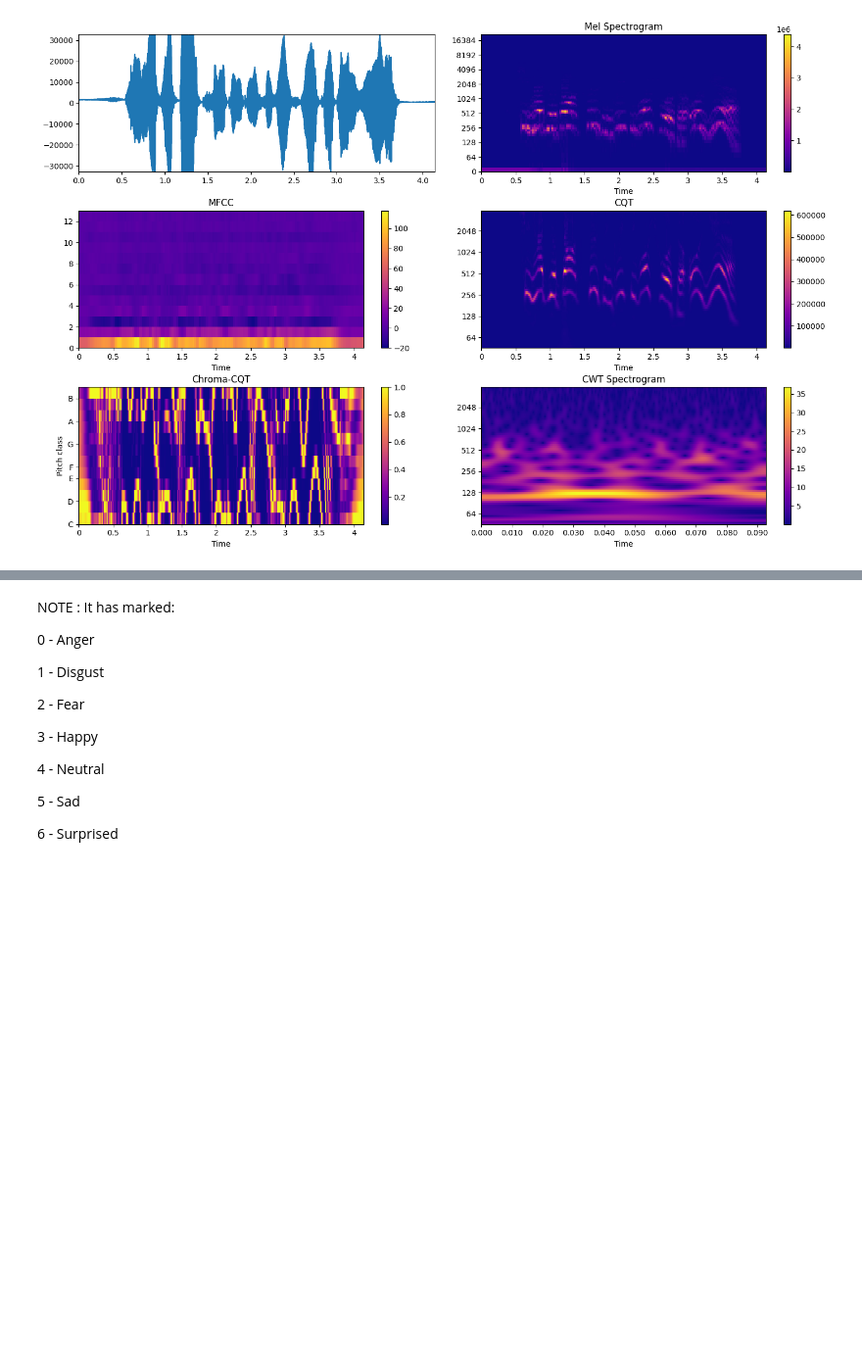
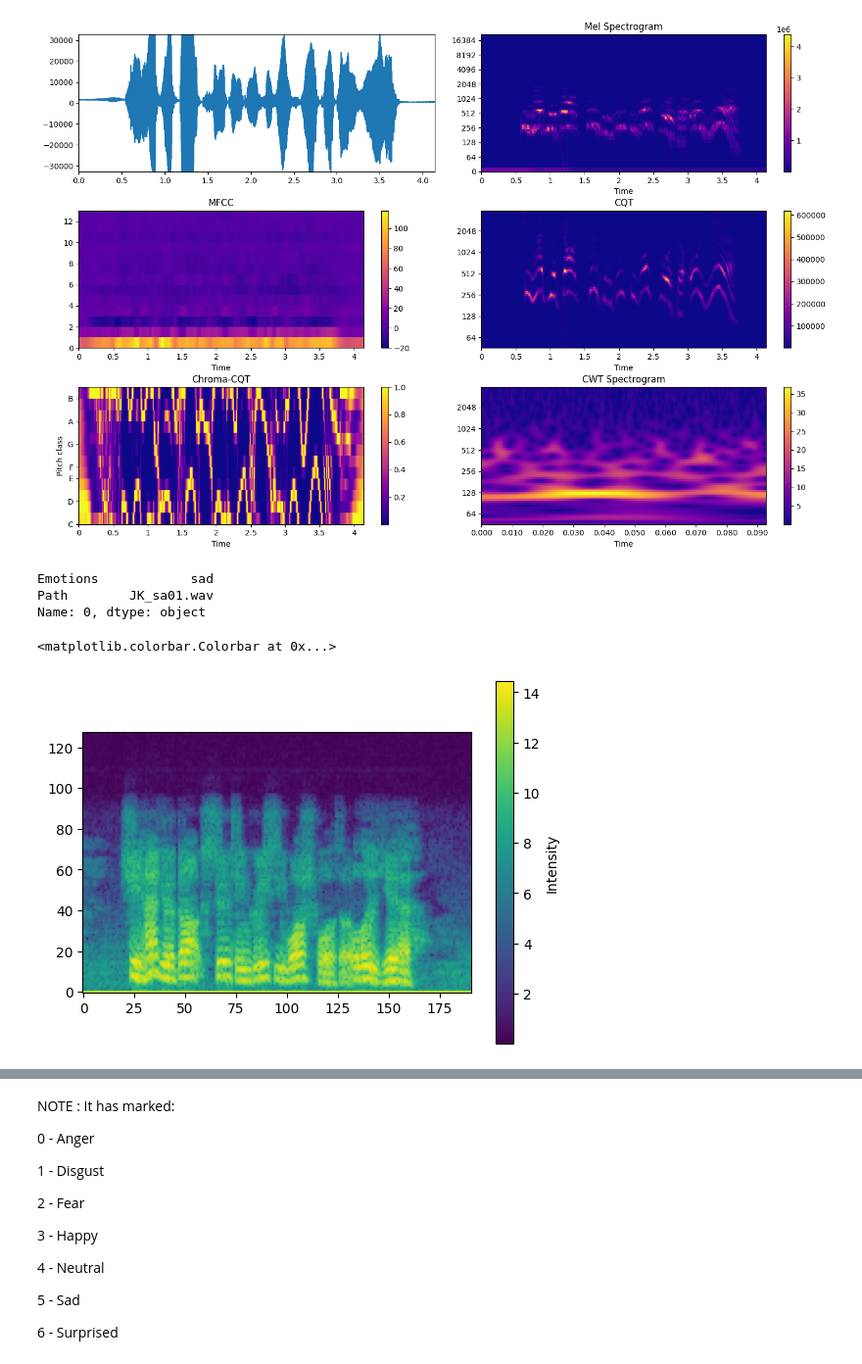
Before and after one commit to Ruthamey1/speech_emotion, a Jupyter notebook: Using_SAVEE.ipynb, the cells around one changed output, grey strips where cells are left out. Shown at 98% size. Drawn from its saved outputs; the diff is of its cells as text; code cells hidden in the pictures; blank space fills up the shorter version.

```diff
--- a/Using_SAVEE.ipynb
+++ b/Using_SAVEE.ipynb
@@ -188,3 +233,28 @@ def turning_audio_to_CWT_Spectogram(savee_df):
                      scale_type=SpectralFilterBankScaleType.OCTAVE)
         cwt_arr = np.abs(cwt_obj.cwt(data[..., :4096]))
         cwts.append(cwt_arr)
+# %%
+savee_df.loc[0]
+# %% [output]
+Emotions            sad
+Path        JK_sa01.wav
+Name: 0, dtype: object
+# %%
+file = os.path.join('ALL', 'JK_sa01.wav')
+sample_rate, data = wavfile.read(file)
+
+bft_obj = af.BFT(num=128, radix2_exp=12, samplate=sample_rate,
+                scale_type=SpectralFilterBankScaleType.MEL)
+spec_arr = bft_obj.bft(data)
+spec_arr = np.abs(spec_arr)
+fig,ax = plt.subplots()
+processed_array = np.log1p(spec_arr)
+'''img = fill_spec(spec_arr, axes=ax,
+                x_coords=bft_obj.x_coords(data.shape[-1]),
+                y_coords=bft_obj.y_coords(),
+                x_axis='time', y_axis='log', title='Mel Spectrogram')'''
+plt.imshow(processed_array, origin='lower')
+plt.colorbar(label='Intensity')
+# %% [output]
+<matplotlib.colorbar.Colorbar at 0x...>
+[figure, added]
```
Also changed, not shown: parts of 39 cells of this notebook, 1 other file.
